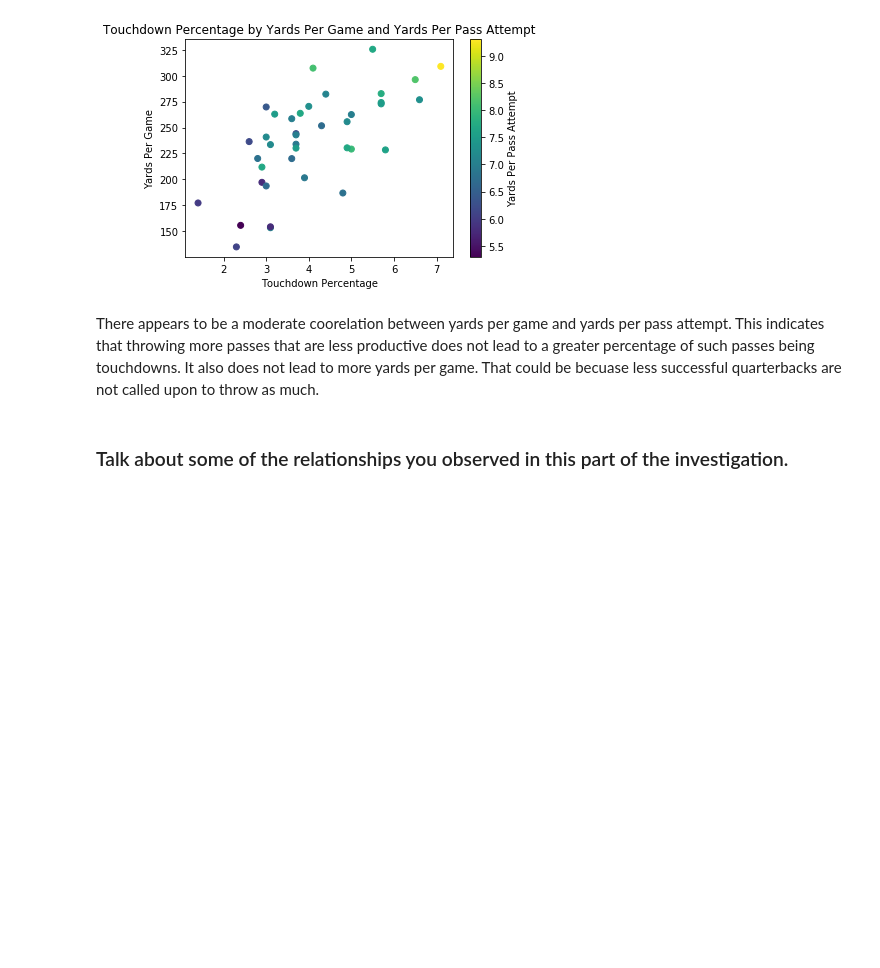
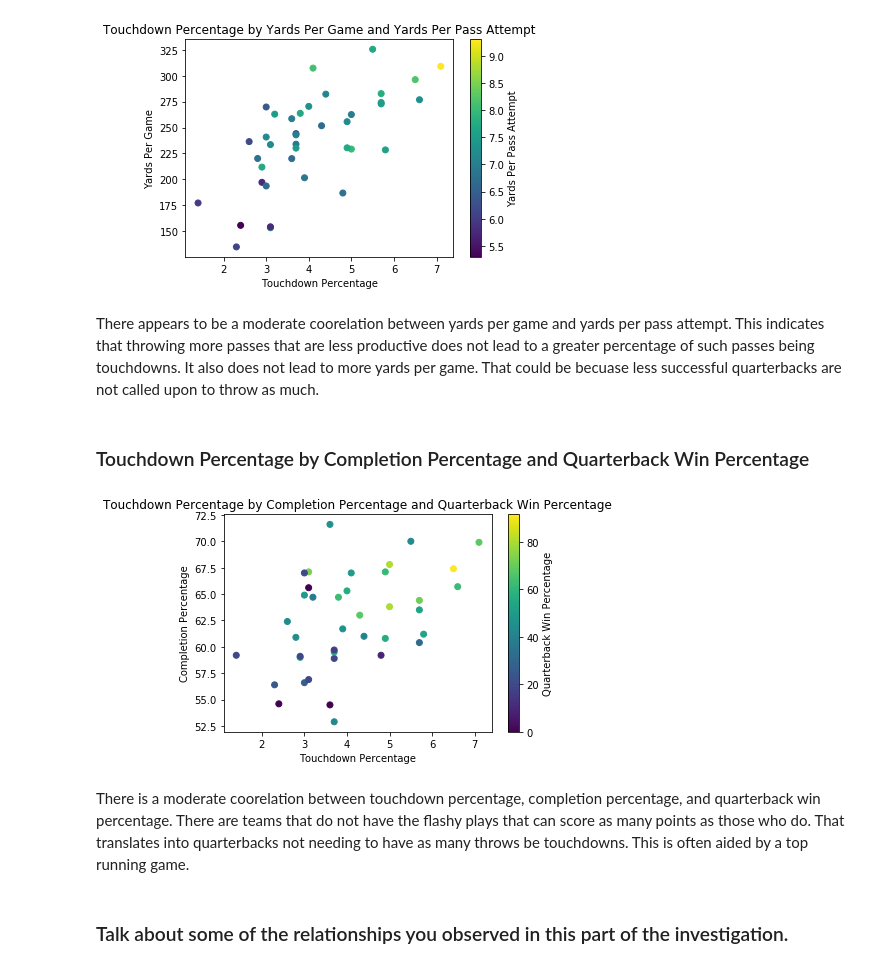
Before and after one commit to ChristopherSJames/Quarterback-Point-Analysis-2016, a Jupyter notebook: qb_point_analysis.ipynb, the cells around one changed output. Saved outputs shown, nothing was run; the diff lists cells and outputs as text; code cells hidden in the pictures; blank space fills up the shorter version.

```diff
--- a/qb_point_analysis.ipynb
+++ b/qb_point_analysis.ipynb
@@ -543,6 +534,20 @@ cbar.set_label('Yards Per Pass Attempt')
 [figure]
 # %% [markdown]
 There appears to be a moderate coorelation between yards per game and yards per pass attempt. This indicates that throwing more passes that are less productive does not lead to a greater percentage of such passes being touchdowns. It also does not lead to more yards per game. That could be becuase less successful quarterbacks are not called upon to throw as much.
+# %% [markdown]
+### Touchdown Percentage by Completion Percentage and Quarterback Win Percentage
+# %%
+# Touchdown Percentage by Completion Percentage and Quarterback Win Percentage
+plt.scatter(data = df, x = 'TD%', y = 'Cmp%', c = 'QBwin%')
+plt.title('Touchdown Percentage by Completion Percentage and Quarterback Win Percentage')
+plt.xlabel('Touchdown Percentage')
+plt.ylabel('Completion Percentage')
+cbar = plt.colorbar()
+cbar.set_label('Quarterback Win Percentage')
+# %% [output]
+[figure, added]
+# %% [markdown]
+There is a moderate coorelation between touchdown percentage, completion percentage, and quarterback win percentage. There are teams that do not have the flashy plays that can score as many points as those who do. That translates into quarterbacks not needing to have as many throws be touchdowns. This is often aided by a top running game.
 # %% [markdown]
 ### Talk about some of the relationships you observed in this part of the investigation.
 # %% [markdown]
```
Also changed, not shown: parts of 3 cells of this notebook.
